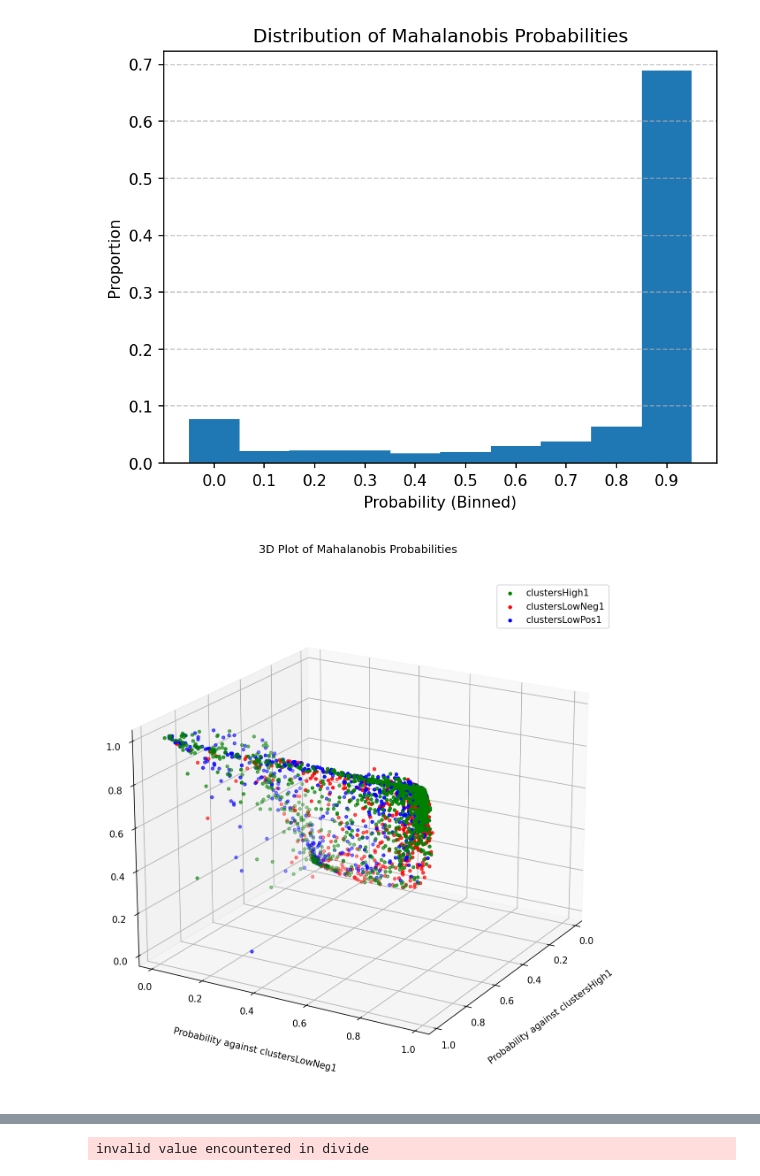
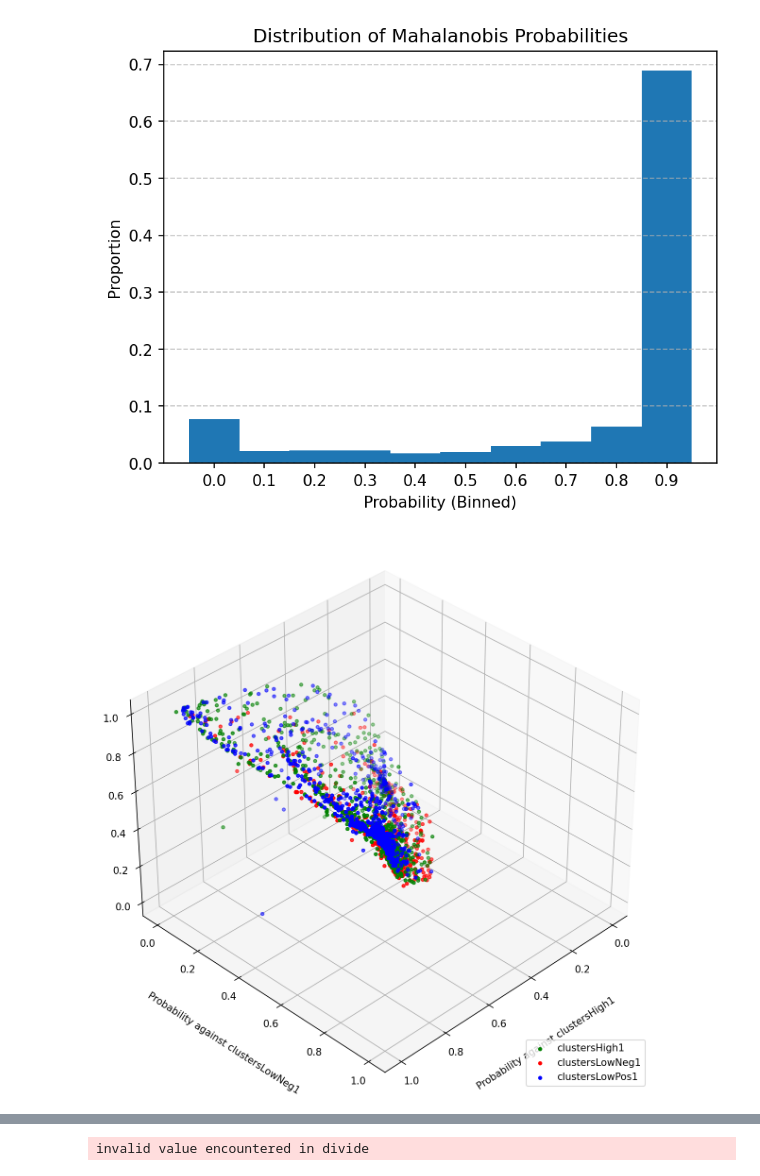
Before and after one commit to Ewichim/PHYS250-Final-Project, a Jupyter notebook: EricTesting.ipynb, the cells around one changed output, grey strips where cells are left out. Saved outputs shown, nothing was run; the diff lists cells and outputs as text; code cells hidden in the pictures.

```diff
--- a/EricTesting.ipynb
+++ b/EricTesting.ipynb
@@ -496,42 +496,43 @@ all_probabilities = {}
 for idx, dataset in enumerate(datasets):
     dataset_name = dataset_labels[idx]  # Assign name based on the dataset
     all_probabilities[dataset_name] = compute_probabilities(dataset, datasets)
-
-# 3D Scatter Plot
-fig = plt.figure(figsize=(12, 10))
-ax = fig.add_subplot(111, projection='3d')
-
-# Plot each dataset with different colors
-for idx, dataset_name in enumerate(dataset_labels):
-    # Extract probabilities for the current dataset
-    probs_high = all_probabilities[dataset_name][0]
-    probs_low_neg = all_probabilities[dataset_name][1]
-    probs_low_pos = all_probabilities[dataset_name][2]
-
-    # Scatter probabilities in 3D
-    ax.scatter(probs_high, probs_low_neg, probs_low_pos,
-               c=dataset_colors[idx], marker='o', s=10,
-               label=f'{dataset_name}')
-
-# Label axes
-ax.set_xlabel('Probability against clustersHigh1', labelpad=20)
-ax.set_ylabel('Probability against clustersLowNeg1', labelpad=20)
-ax.set_zlabel('Probability against clustersLowPos1', labelpad=20)
-ax.set_title('3D Plot of Mahalanobis Probabilities', pad=30)
-
-# Set axis limits
-padding = 0.05
-ax.set_xlim(0 - padding, 1 + padding)
-ax.set_ylim(0 - padding, 1 + padding)
-ax.set_zlim(0 - padding, 1 + padding)
-
-# Adjust camera view
-ax.view_init(elev=20, azim=30)
-
-# Add legend
-ax.legend(loc='best')
-
-# Show plot
-plt.show()
-# %% [output]
-[figure, removed]
+# %%
+import matplotlib.pyplot as plt
+from mpl_toolkits.mplot3d import Axes3D
+
+# Create a standalone 3D scatter plot
+fig = plt.figure(figsize=(12, 10))  # Increase figure size
+ax = fig.add_subplot(111, projection='3d')  # Properly create a 3D subplot
+
+# Plot each dataset with different colors
+for idx, dataset_name in enumerate(dataset_labels):
+    # Extract probabilities for the current dataset
+    probs_high = all_probabilities[dataset_name][0]
+    probs_low_neg = all_probabilities[dataset_name][1]
+    probs_low_pos = all_probabilities[dataset_name][2]
+
+    # Scatter probabilities in 3D
+    ax.scatter(probs_high, probs_low_neg, probs_low_pos,
+               c=dataset_colors[idx], marker='o', s=10,
+               label=f'{dataset_name}')
+
+# Label axes (explicitly checking z-axis support)
+ax.set_xlabel('Probability against clustersHigh1', labelpad=20)
+ax.set_ylabel('Probability against clustersLowNeg1', labelpad=20)
+
+# Explicitly set z-axis label
+try:
+    ax.set_zlabel('Probability against clustersLowPos1', labelpad=30)
+except AttributeError:
+    print("Z-label setting failed: Ensure the object supports z-axis labeling.")
+
+# Adjust the view
+ax.view_init(elev=35, azim=45)  # Look at (0,0,0) from (1,1,1) perspective
+
+# Add legend in the lower right corner
+ax.legend(loc='lower right')
+
+# Show plot
+plt.show()
+# %% [output]
+[figure, added]
```
Also changed, not shown: parts of 5 cells of this notebook, 3 other files.
